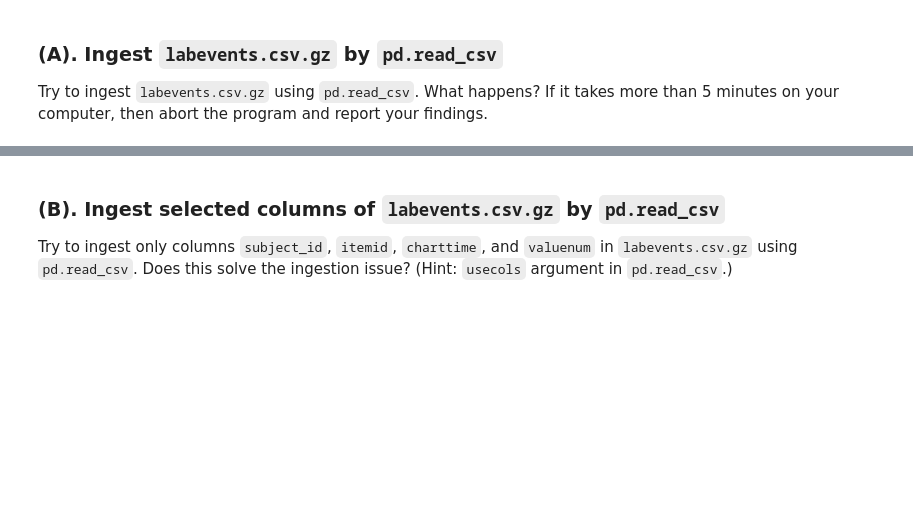
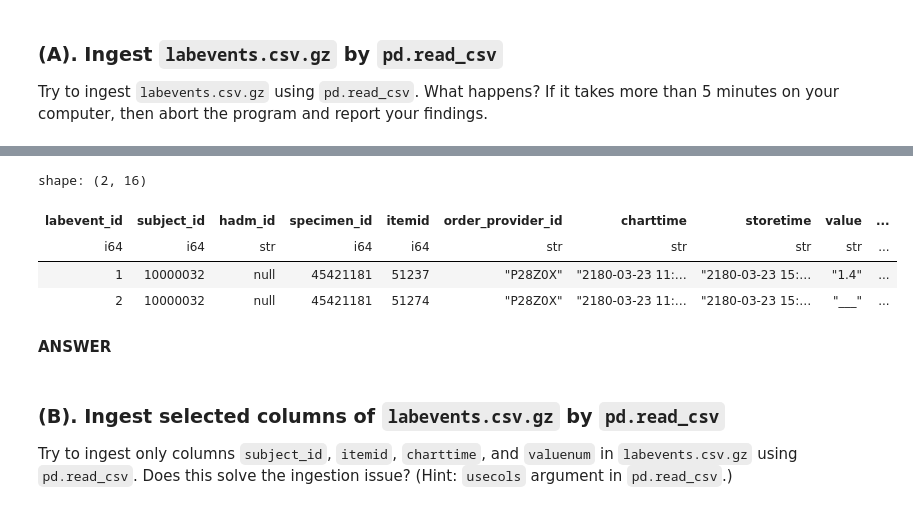
Before and after one commit to taylorswrite/biostat-203c-2024-spring, a Jupyter notebook: hw3/hw3.ipynb, the cells around one changed output, grey strips where cells are left out. Drawn from its saved outputs; the diff is of its cells as text; code cells hidden in the pictures; blank space fills up the shorter version.

```diff
--- a/hw3/hw3.ipynb
+++ b/hw3/hw3.ipynb
@@ -266,0 +391,6 @@ Try to ingest `labevents.csv.gz` using `pd.read_csv`. What happens? If it takes
+# %%
+%%time
+#Polars:
+df_pl_lab = pl.read_csv("./mimic/hosp/labevents.csv.gz")
+df_pl_lab.head(2)
+# %% [output]
@@ -267,3 +399,10 @@ Try to ingest `labevents.csv.gz` using `pd.read_csv`. What happens? If it takes
+shape: (2, 16)
+| labevent_id | subject_id | hadm_id | specimen_id | itemid | order_provider_id | charttime | storetime | value | ... |
+| i64 | i64 | str | i64 | i64 | str | str | str | str | ... |
+| 1 | 10000032 | null | 45421181 | 51237 | "P28Z0X" | "2180-03-23 11:… | "2180-03-23 15:… | "1.4" | ... |
+| 2 | 10000032 | null | 45421181 | 51274 | "P28Z0X" | "2180-03-23 11:… | "2180-03-23 15:… | "___" | ... |
+# %% [markdown]
+**ANSWER**
 # %% [markdown]
 ### (B). Ingest selected columns of `labevents.csv.gz` by `pd.read_csv`
 
```
Also changed, not shown: parts of 18 cells of this notebook, 1 other file.
